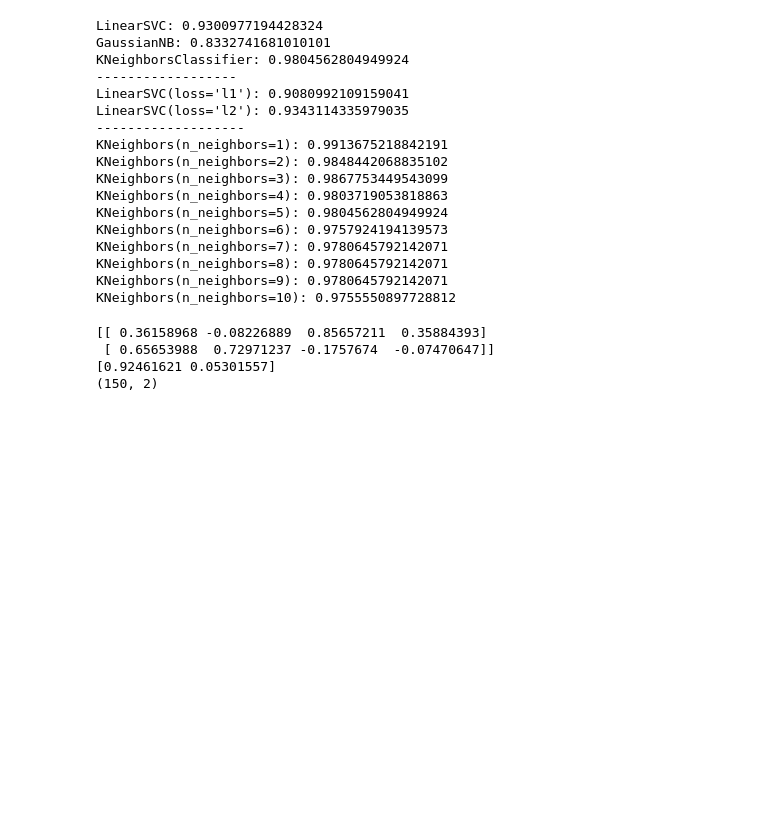
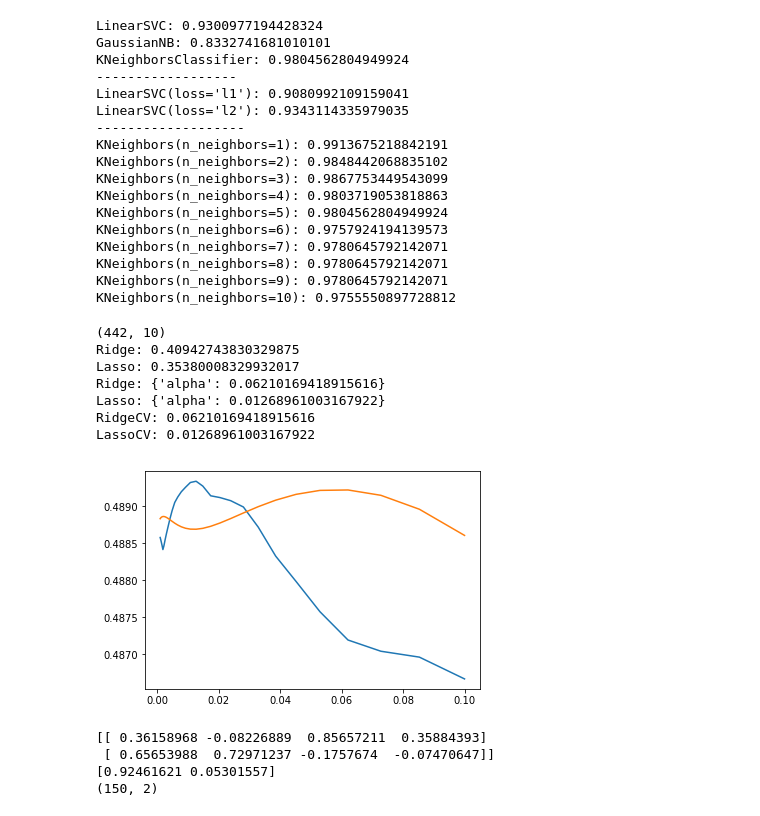
Before and after one commit to polilog/PythonLabs, a Jupyter notebook: lab5.ipynb, the cells around one changed output. Cells and saved outputs as stored; diff of their text form; code cells hidden in the pictures; blank space fills up the shorter version.

Commit message:
lab 5: add 10 task

```diff
--- a/lab5.ipynb
+++ b/lab5.ipynb
@@ -360,3 +358,46 @@ KNeighbors(n_neighbors=10): 0.9755550897728812
+# %%
+#task 10
+clf = KNeighborsClassifier()
+from sklearn.model_selection import cross_val_score
+cross_val_score(clf, X, y, cv=5)
+from sklearn.model_selection import ShuffleSplit
+cv = ShuffleSplit(n_splits=5)
+cross_val_score(clf, X, y, cv=cv)
+
+from sklearn.datasets import load_diabetes
+data = load_diabetes()
+X, y = data.data, data.target
+print(X.shape)
+
+from sklearn.linear_model import Ridge, Lasso
+for Model in [Ridge, Lasso]:
+    model = Model()
+    print('%s: %s' % (Model.__name__, cross_val_score(model, X, y).mean()))
+
+alphas = np.logspace(-3, -1, 30)
+for Model in [Lasso, Ridge]:
+    scores = [cross_val_score(Model(alpha), X, y, cv=3).mean()
+              for alpha in alphas]
+    plt.plot(alphas, scores, label=Model.__name__)
+
+from sklearn.grid_search import GridSearchCV
+for Model in [Ridge, Lasso]:
+    gscv = GridSearchCV(Model(), dict(alpha=alphas), cv=3).fit(X, y)
+    print('%s: %s' % (Model.__name__, gscv.best_params_))
+
+from sklearn.linear_model import RidgeCV, LassoCV
+for Model in [RidgeCV, LassoCV]:
+    model = Model(alphas=alphas, cv=3).fit(X, y)
+    print('%s: %s' % (Model.__name__, model.alpha_))
+# %% [output]
+(442, 10)
+Ridge: 0.40942743830329875
+Lasso: 0.35380008329932017
+Ridge: {'alpha': 0.06210169418915616}
+Lasso: {'alpha': 0.01268961003167922}
+RidgeCV: 0.06210169418915616
+LassoCV: 0.01268961003167922
+[figure, added]
 # %%
 #task 11
 from sklearn import datasets
```
Also changed, not shown: parts of 1 cell of this notebook.
